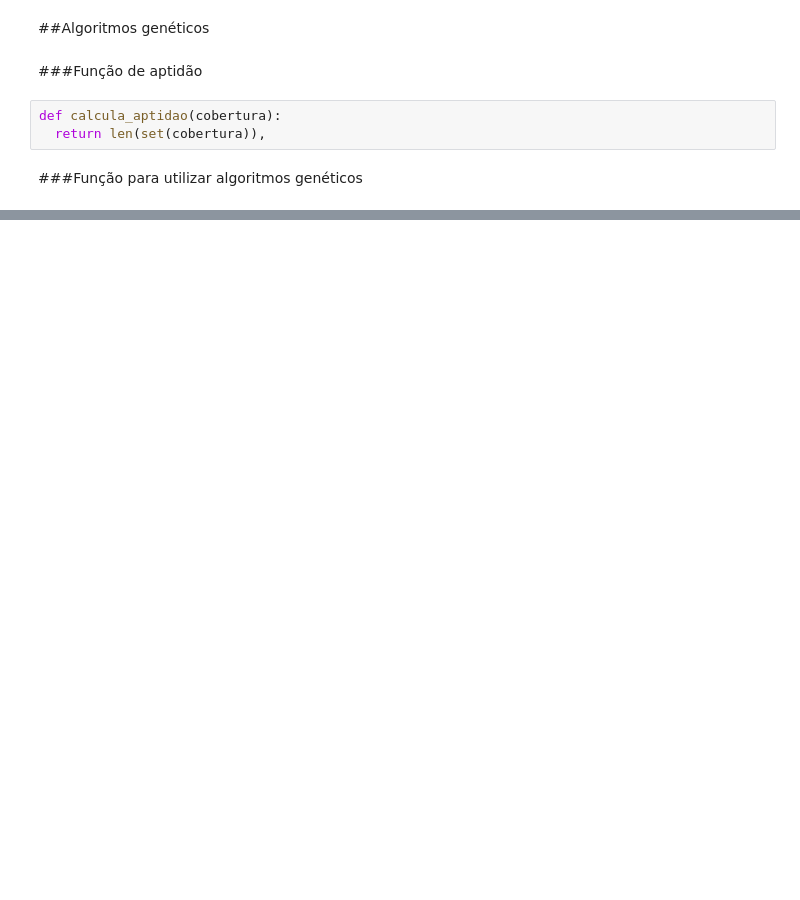
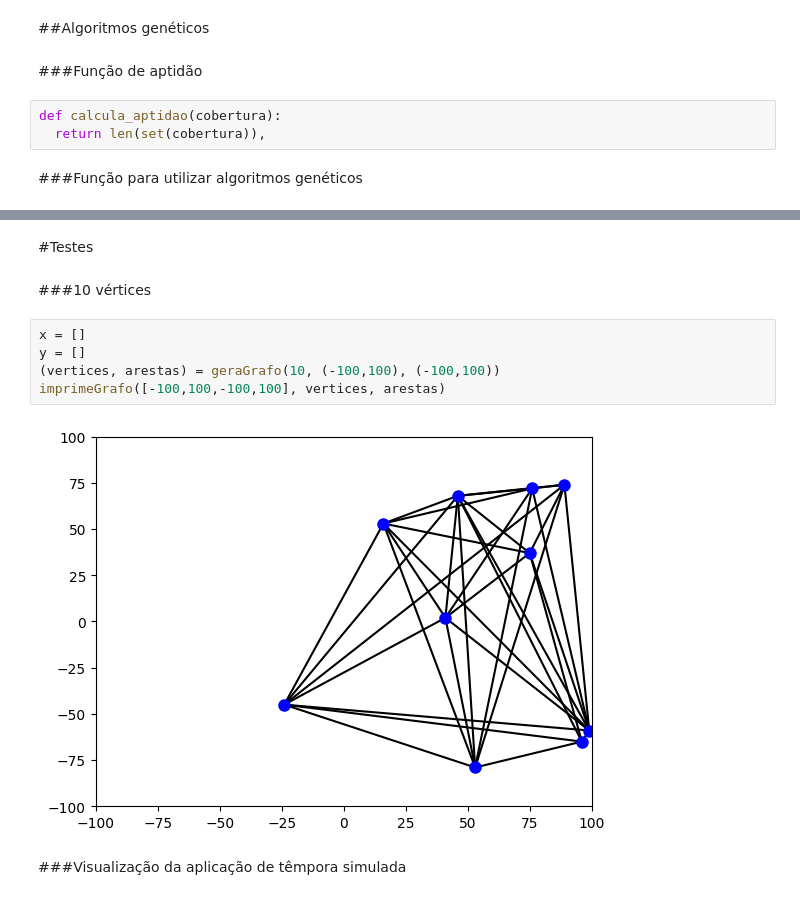
Before and after one commit to Evertonsousa3/Academic-Works, a Jupyter notebook: Introdução_a_Inteligência_Artificial.ipynb, the cells around one changed output, grey strips where cells are left out. Drawn from its saved outputs; the diff is of its cells as text; blank space fills up the shorter version.

```diff
--- a/Introdução_a_Inteligência_Artificial.ipynb
+++ b/Introdução_a_Inteligência_Artificial.ipynb
@@ -147,0 +176,13 @@ def algoritmos_geneticos(numVertices, vertices):
+# %% [markdown]
+#Testes
+# %% [markdown]
+###10 vértices
+# %%
+x = []
+y = []
+(vertices, arestas) = geraGrafo(10, (-100,100), (-100,100))
+imprimeGrafo([-100,100,-100,100], vertices, arestas)
+# %% [output]
+[figure, added]
+# %% [markdown]
+###Visualização da aplicação de têmpora simulada
```
Also changed, not shown: parts of 7 cells of this notebook.
